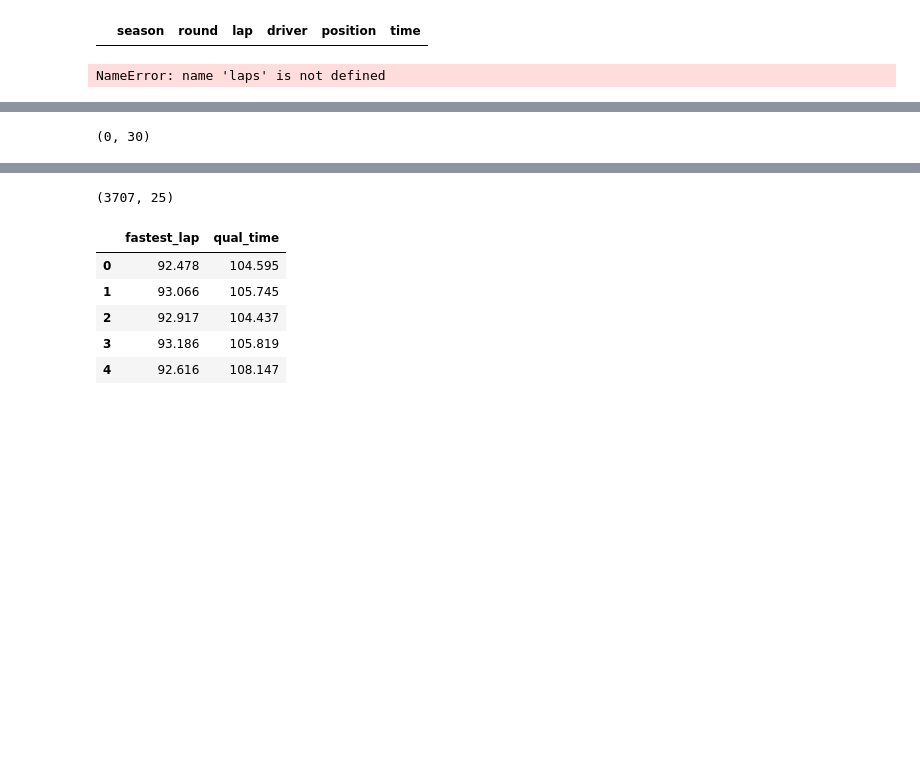
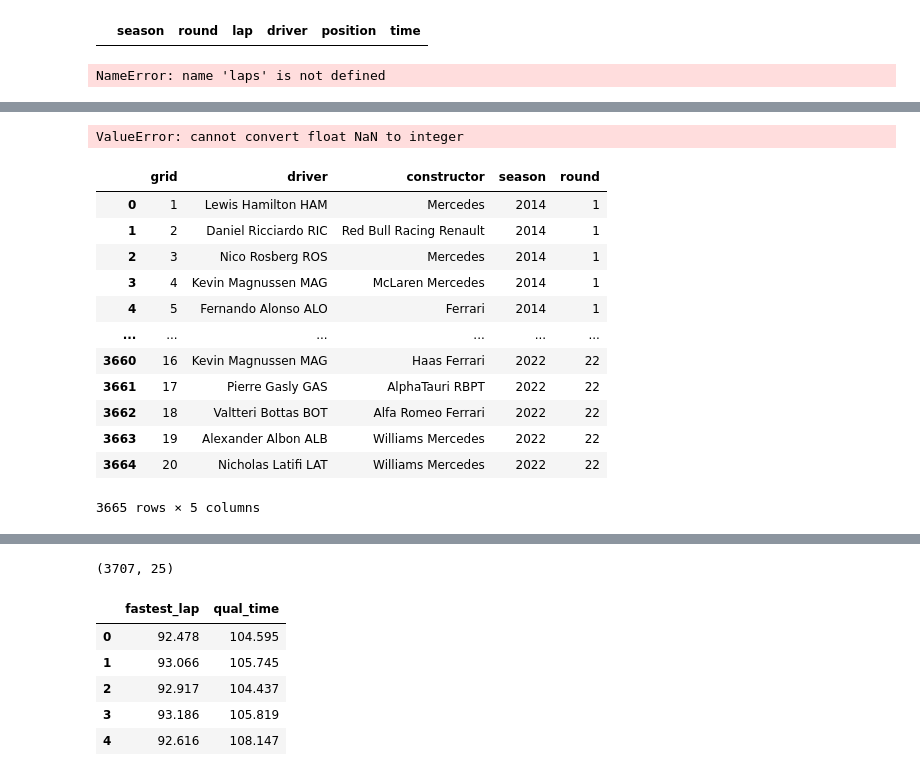
Before and after one commit to ollyjc99/f1-analytics, a Jupyter notebook: data processing/data-merging.ipynb, the cells around one changed output, grey strips where cells are left out. Cells and saved outputs as stored; diff of their text form; code cells hidden in the pictures; blank space fills up the shorter version.

Commit message:
Problems finding a way to properly get starting grid

```diff
--- a/data processing/data-merging.ipynb
+++ b/data processing/data-merging.ipynb
@@ -72,7 +87,7 @@ NameError: name 'laps' is not defined
 df1 = pd.merge(races, results, how='inner', on=['season', 'round', 'circuit_id']).drop(['url','points', 'status', 'time', 'grid'], axis=1)
 df2 = pd.merge(df1, drivers, how='left', on=['season', 'round', 'driver'])
 df3 = pd.merge(df2, constructors, how='left', on=['season', 'round', 'constructor'])
-df4 = pd.merge(df3, starting_grid, how='inner', on=['season', 'round', 'driver', 'constructor'])
+df4 = pd.merge(df3, starting_grid, how='inner', on=['season', 'round', 'no'])
 df4.rename(columns = {'grid': 'starting_grid'}, inplace=True)
 
 merged_df = pd.merge(df4, qualifying, how='inner', on=['season', 'round', 'circuit_id', 'driver'])
@@ -80,7 +95,23 @@ merged_df.rename(columns = {'fastest_time': 'qual_time', 'grid': 'qualifying_pos
 
 merged_df.shape
 # %% [output]
-(0, 30)
+ValueError: cannot convert float NaN to integer
+# %%
+starting_grid
+# %% [output]
+|  | grid | driver | constructor | season | round |
+| 0 | 1 | Lewis Hamilton HAM | Mercedes | 2014 | 1 |
+| 1 | 2 | Daniel Ricciardo RIC | Red Bull Racing Renault | 2014 | 1 |
+| 2 | 3 | Nico Rosberg ROS | Mercedes | 2014 | 1 |
+| 3 | 4 | Kevin Magnussen MAG | McLaren Mercedes | 2014 | 1 |
+| 4 | 5 | Fernando Alonso ALO | Ferrari | 2014 | 1 |
+| ... | ... | ... | ... | ... | ... |
+| 3660 | 16 | Kevin Magnussen MAG | Haas Ferrari | 2022 | 22 |
+| 3661 | 17 | Pierre Gasly GAS | AlphaTauri RBPT | 2022 | 22 |
+| 3662 | 18 | Valtteri Bottas BOT | Alfa Romeo Ferrari | 2022 | 22 |
+| 3663 | 19 | Alexander Albon ALB | Williams Mercedes | 2022 | 22 |
+| 3664 | 20 | Nicholas Latifi LAT | Williams Mercedes | 2022 | 22 |
+3665 rows × 5 columns
 # %%
 df3
 # %% [output]
```
Also changed, not shown: parts of 1 cell of this notebook.
